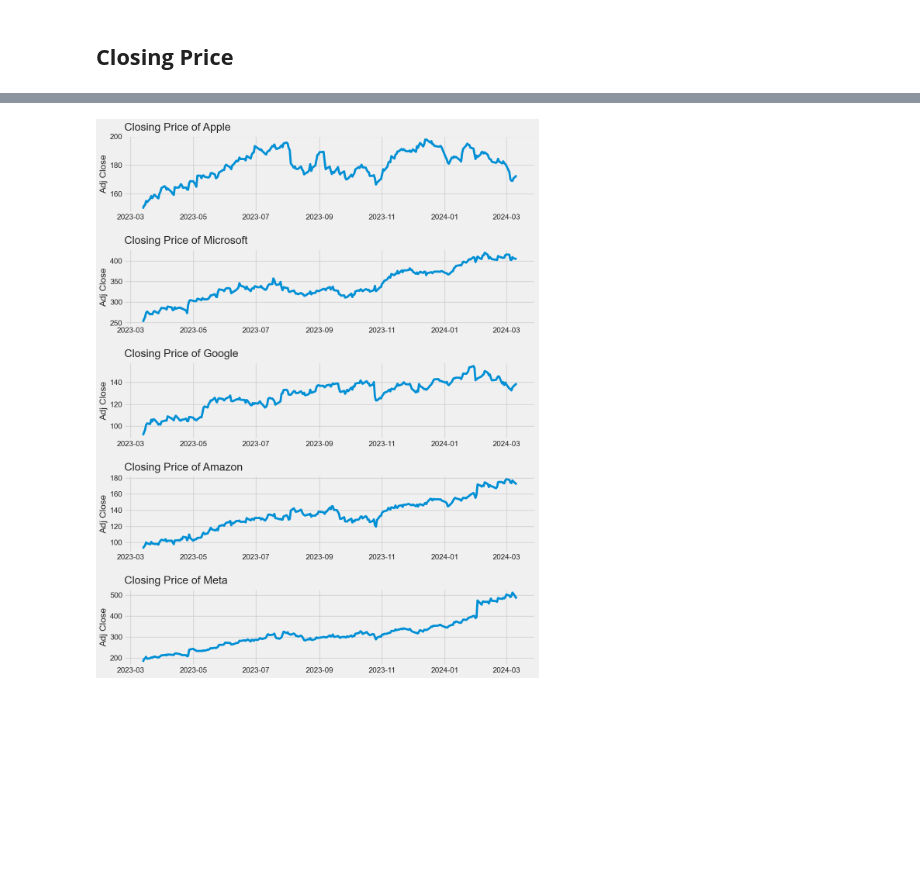
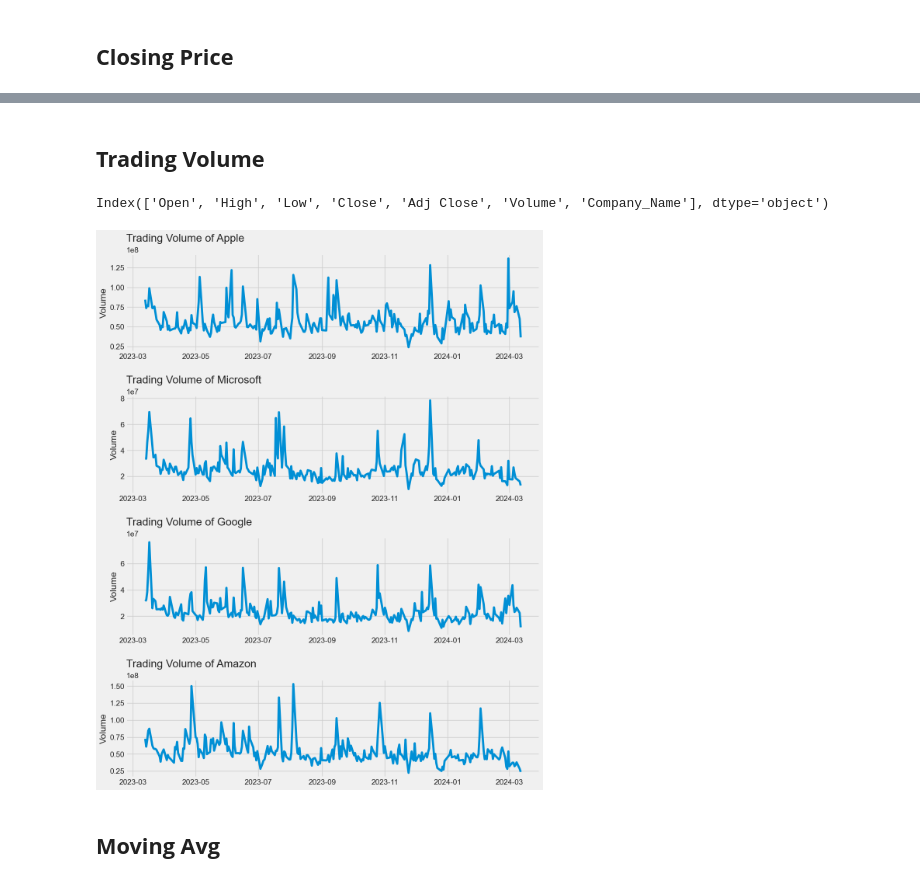
Before and after one commit to akshayyewle/Marketing-Analytics, a Jupyter notebook: 17 Stock Market Analysis & Forecasting/Python Notebook.ipynb, the cells around one changed output, grey strips where cells are left out. Saved outputs shown, nothing was run; the diff lists cells and outputs as text; code cells hidden in the pictures; blank space fills up the shorter version.

```diff
--- a/17 Stock Market Analysis & Forecasting/Python Notebook.ipynb
+++ b/17 Stock Market Analysis & Forecasting/Python Notebook.ipynb
@@ -40,7 +22,7 @@ plt.style.use('fivethirtyeight')
 # %% [markdown]
 # **Data Import**
 # %%
-Stock_Ticker_List = ['AAPL','GOOG','MSFT','AMZN','META']
+Stock_Ticker_List = ['AAPL','GOOG','MSFT','AMZN']
 
 # Today's Time
 Today_Time = datetime.now()
@@ -115,8 +88,8 @@ display(META.head())
 
 * Add Company Name Column & Concatenate Dataframes
 # %%
-Stock_Df_List = [AAPL,MSFT,GOOG,AMZN,META]
-Stock_Name_List = ['Apple','Microsoft','Google','Amazon','Meta']
+Stock_Df_List = [AAPL,MSFT,GOOG,AMZN]
+Stock_Name_List = ['Apple','Microsoft','Google','Amazon']
 
 for Stock_Df, Stock_Name in zip(Stock_Df_List,Stock_Name_List):
     Stock_Df['Company_Name'] = Stock_Name
@@ -236,2 +202,16 @@ memory usage: 78.4+ KB
 # %% [markdown]
 ## **Closing Price**
+# %%
+plt.figure(figsize=(12,8))
+plt.subplots_adjust(top=5,bottom=4)
+
+for i,stock in enumerate(Stock_Df_List,start=1):
+    plt.subplot(2,2,i)
+    plt.plot(stock['Adj Close'])
+    plt.ylabel('Adj Close')
+    plt.xlabel(None)
+    plt.xticks(rotation=45)
+    plt.title(f'{Stock_Name_List[i-1]} - Adj Closing Price',loc='left',pad=10)
+
+plt.tight_layout(pad=2,h_pad=2,w_pad=2)
+plt.show()
@@ -238,15 +220,23 @@ memory usage: 78.4+ KB
+# %% [markdown]
+## **Trading Volume**
+# %%
+df.columns
+# %% [output]
+Index(['Open', 'High', 'Low', 'Close', 'Adj Close', 'Volume', 'Company_Name'], dtype='object')
 # %%
 plt.figure(figsize=(12,15))
 plt.subplots_adjust(top=5,bottom=4)
 
 for i,stock in enumerate(Stock_Df_List,start=1):
-    plt.subplot(5,1,i)
-    plt.plot(stock['Adj Close'])
-    plt.ylabel('Adj Close')
+    plt.subplot(4,1,i)
+    plt.plot(stock['Volume'])
+    plt.ylabel('Volume')
     plt.xlabel(None)
-    plt.title(f'Closing Price of {Stock_Name_List[i-1]}',loc='left',pad=10)
+    plt.title(f'Trading Volume of {Stock_Name_List[i-1]}',loc='left',pad=10)
 
 plt.tight_layout(pad=2,h_pad=2,w_pad=2)
 plt.show()
 # %% [output]
-[figure, old version]
+[figure, new version]
+# %% [markdown]
+## **Moving Avg**
```
Also changed, not shown: parts of 35 cells of this notebook.
